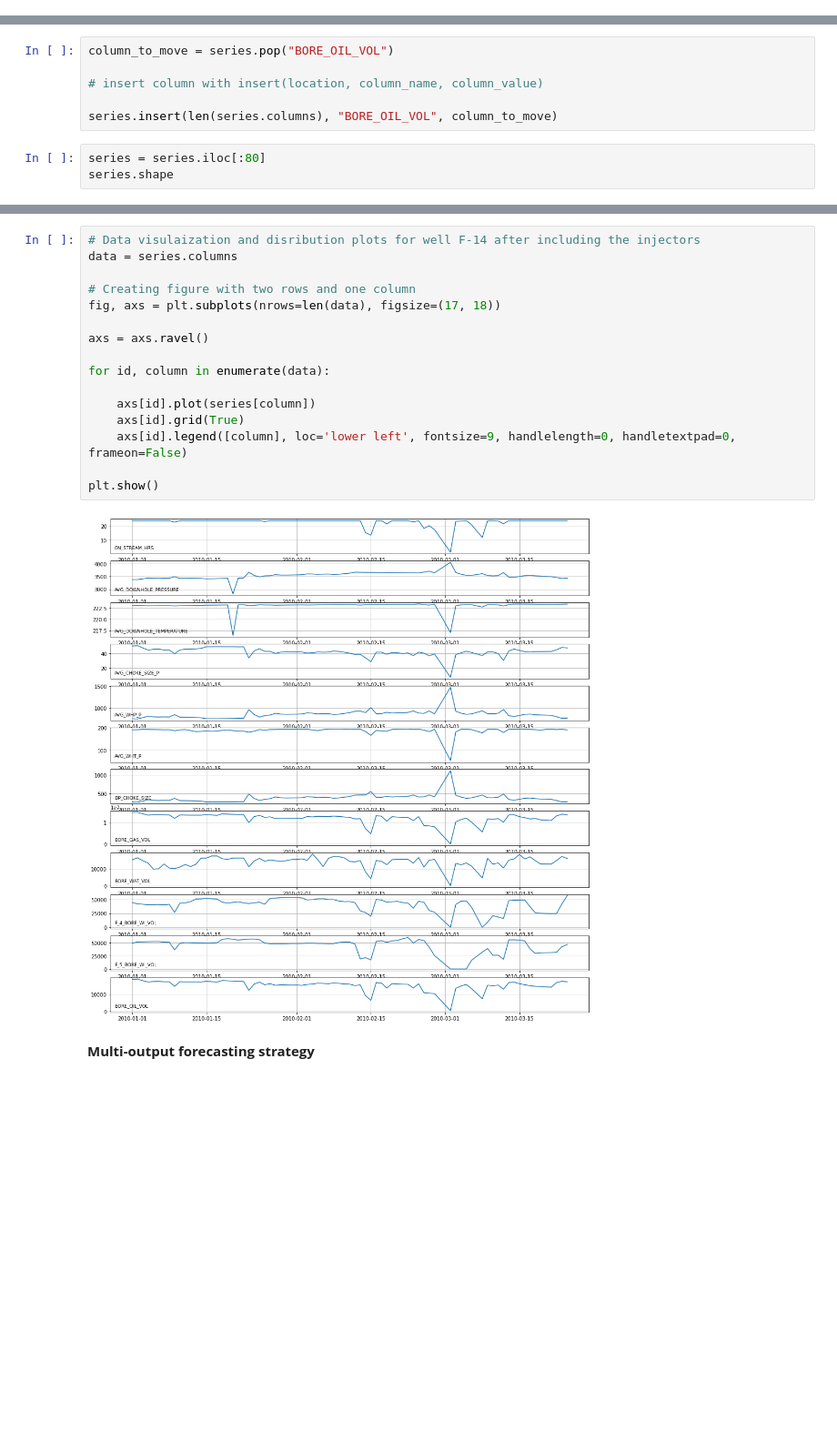
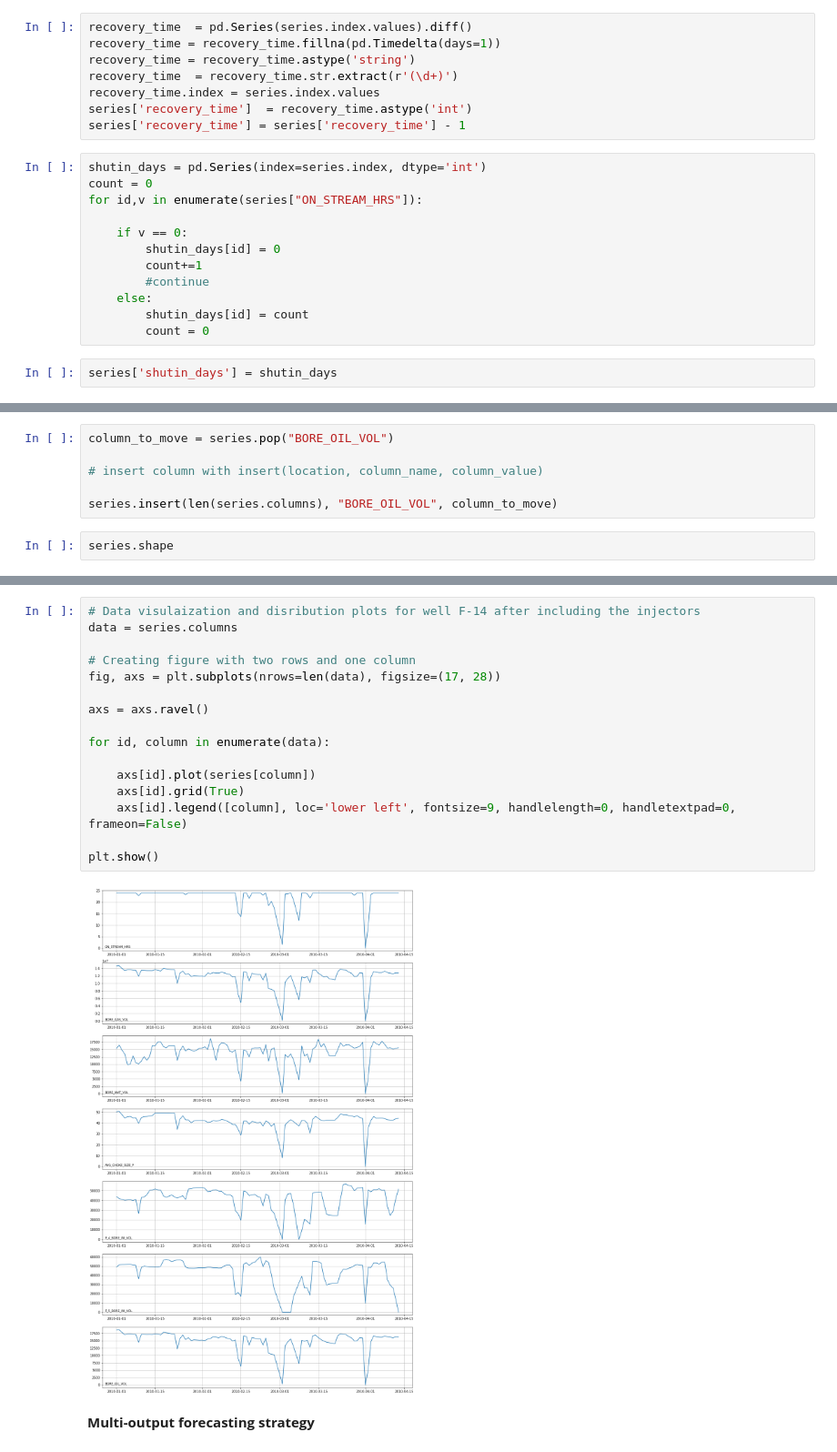
Before and after one commit to ashrafalaghbari/GA-TCN-LSTM, a Jupyter notebook: multivariate_model_multistep.ipynb, the cells around one changed output, grey strips where cells are left out. Shown at 91% size. Saved outputs shown, nothing was run; the diff lists cells and outputs as text; blank space fills up the shorter version.

```diff
--- a/multivariate_model_multistep.ipynb
+++ b/multivariate_model_multistep.ipynb
@@ -118,0 +120,22 @@ series = pd.read_csv('/content/drive/MyDrive/volve_production_data/model.csv',
+# %%
+recovery_time  = pd.Series(series.index.values).diff()
+recovery_time = recovery_time.fillna(pd.Timedelta(days=1))
+recovery_time = recovery_time.astype('string')
+recovery_time  = recovery_time.str.extract(r'(\d+)')
+recovery_time.index = series.index.values
+series['recovery_time']  = recovery_time.astype('int')
+series['recovery_time'] = series['recovery_time'] - 1
+# %%
+shutin_days = pd.Series(index=series.index, dtype='int')
+count = 0
+for id,v in enumerate(series["ON_STREAM_HRS"]):
+
+    if v == 0:
+        shutin_days[id] = 0
+        count+=1
+        #continue
+    else:
+        shutin_days[id] = count
+        count = 0
+# %%
+series['shutin_days'] = shutin_days
@@ -123,6 +168,5 @@ column_to_move = series.pop("BORE_OIL_VOL")
 
 series.insert(len(series.columns), "BORE_OIL_VOL", column_to_move)
 # %%
-series = series.iloc[:80]
 series.shape
 # %% [output]
@@ -184,21 +185,21 @@ memory usage: 8.1 KB
 # %%
 # Data visulaization and disribution plots for well F-14 after including the injectors
 data = series.columns
 
 # Creating figure with two rows and one column
-fig, axs = plt.subplots(nrows=len(data), figsize=(17, 18))
+fig, axs = plt.subplots(nrows=len(data), figsize=(17, 28))
 
 axs = axs.ravel()
 
 for id, column in enumerate(data):
 
     axs[id].plot(series[column])
     axs[id].grid(True)
     axs[id].legend([column], loc='lower left', fontsize=9, handlelength=0, handletextpad=0, frameon=False)
 
 plt.show()
 # %% [output]
-[figure, old version]
+[figure, new version]
 # %% [markdown]
 **Multi-output forecasting strategy**
 # %%
```
Also changed, not shown: parts of 45 cells of this notebook.
